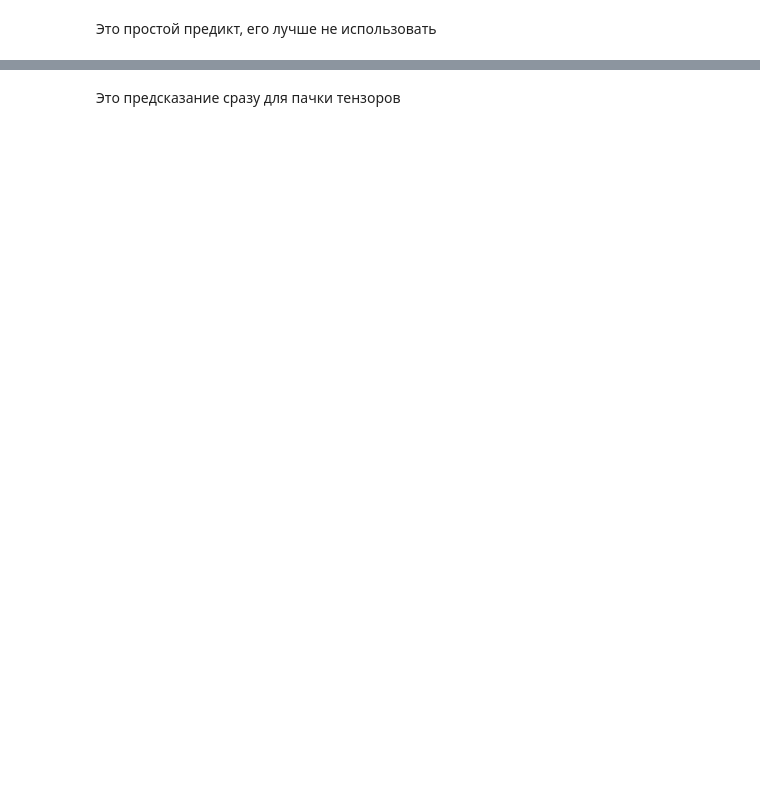
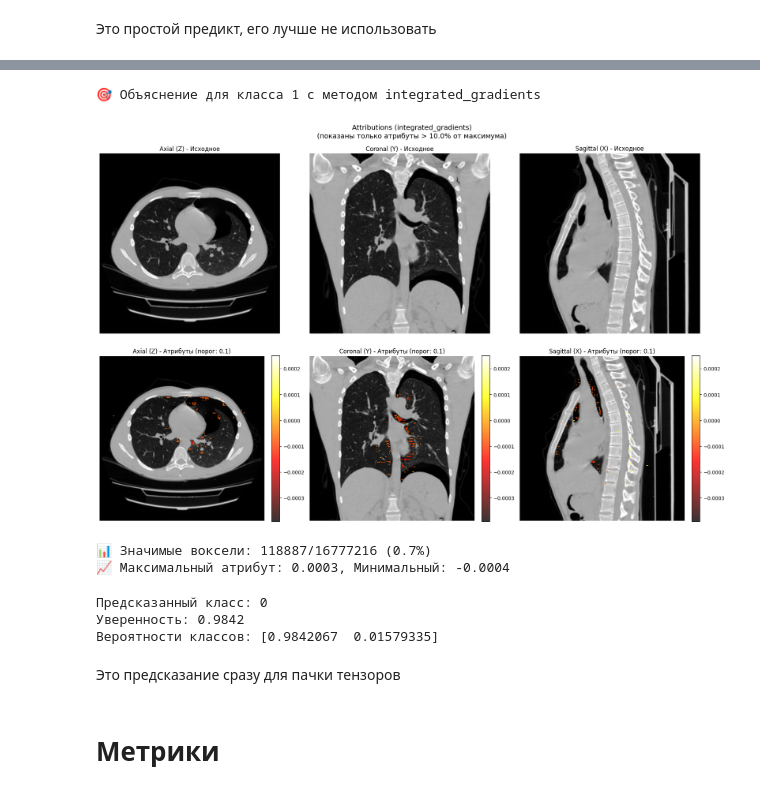
Before and after one commit to Izymka/hackathon_imoscow2025, a Jupyter notebook: chest_ct_ai_classifier/src/pipeline.ipynb, the cells around one changed output, grey strips where cells are left out. Cells and saved outputs as stored; diff of their text form; code cells hidden in the pictures; blank space fills up the shorter version.

```diff
--- a/chest_ct_ai_classifier/src/pipeline.ipynb
+++ b/chest_ct_ai_classifier/src/pipeline.ipynb
@@ -249,3 +249,20 @@ explanation = inference.explain_prediction(norma, method="saliency", visualize=T
+# %%
+explanation = inference.explain_prediction(pneumotorax, method="integrated_gradients", alpha=0.8, visualize=True)
+# %% [output]
+🎯 Объяснение для класса 1 с методом integrated_gradients
+[figure, added]
+📊 Значимые воксели: 118887/16777216 (0.7%)
+📈 Максимальный атрибут: 0.0003, Минимальный: -0.0004
+# %%
+result = inference.predict(norma)
+
+print(f"Предсказанный класс: {result['prediction']}")
+print(f"Уверенность: {result['confidence']:.4f}")
+print(f"Вероятности классов: {result['probabilities']}")
+# %% [output]
+Предсказанный класс: 0
+Уверенность: 0.9842
+Вероятности классов: [0.9842067  0.01579335]
 # %% [markdown]
 Это предсказание сразу для пачки тензоров
 # %%
@@ -255,3 +272,5 @@ batch_results = inference.predict_batch(batch_tensor)
 
 for i, res in enumerate(batch_results):
     print(f"Образец {i}: класс={res['prediction']}, уверенность={res['confidence']:.4f}")
+# %% [markdown]
+# Метрики
```
Also changed, not shown: parts of 16 cells of this notebook, 1 other file.
